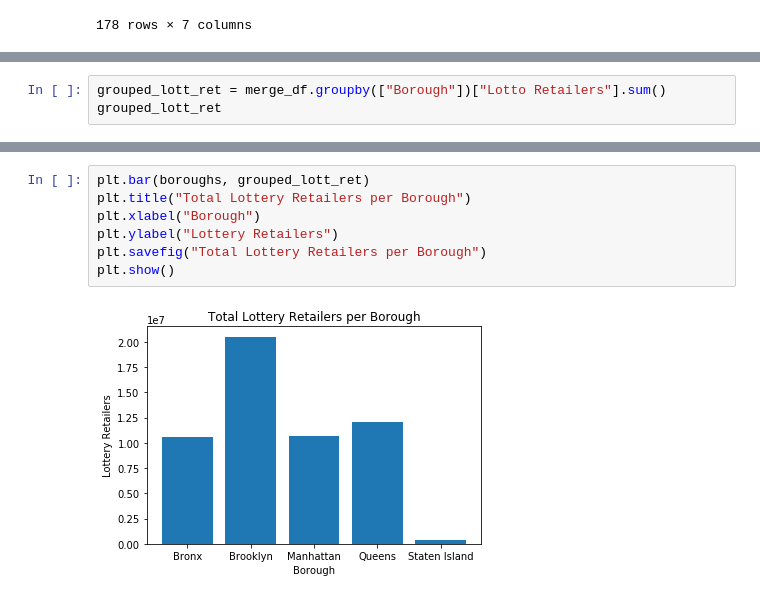
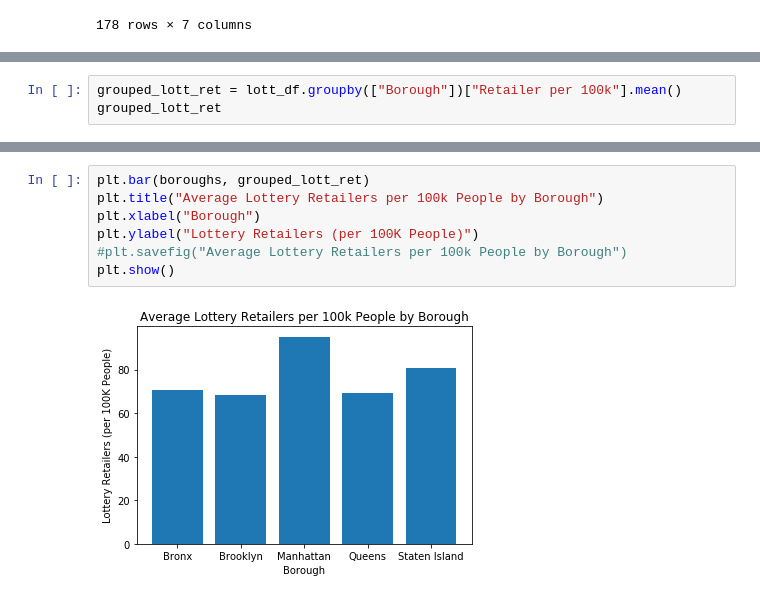
Before and after one commit to kimcrine/project_1, a Jupyter notebook: graduation_rates.ipynb, the cells around one changed output, grey strips where cells are left out. Drawn from its saved outputs; the diff is of its cells as text.

Commit message:
final notebook commit and adding chart pngs

```diff
--- a/graduation_rates.ipynb
+++ b/graduation_rates.ipynb
@@ -276,7 +317,7 @@ merge_df
 | 1568073 | Staten Island | 34.0 | 27.0 | 0.79 | 2 | 0.06 | 5 | 0.15 | ... |
 1568074 rows × 14 columns
 # %%
-grouped_lott_ret = merge_df.groupby(["Borough"])["Lotto Retailers"].sum()
+grouped_lott_ret = lott_df.groupby(["Borough"])["Retailer per 100k"].mean()
 grouped_lott_ret
 # %% [output]
 Borough
@@ -289,9 +338,9 @@ Name: Lotto Retailers, dtype: float64
 # %%
 plt.bar(boroughs, grouped_lott_ret)
-plt.title("Total Lottery Retailers per Borough")
+plt.title("Average Lottery Retailers per 100k People by Borough")
 plt.xlabel("Borough")
-plt.ylabel("Lottery Retailers")
-plt.savefig("Total Lottery Retailers per Borough")
+plt.ylabel("Lottery Retailers (per 100K People)")
+#plt.savefig("Average Lottery Retailers per 100k People by Borough")
 plt.show()
 # %% [output]
-[figure, old version]
+[figure, new version]
```
Also changed, not shown: parts of 11 cells of this notebook, 4 other files.
